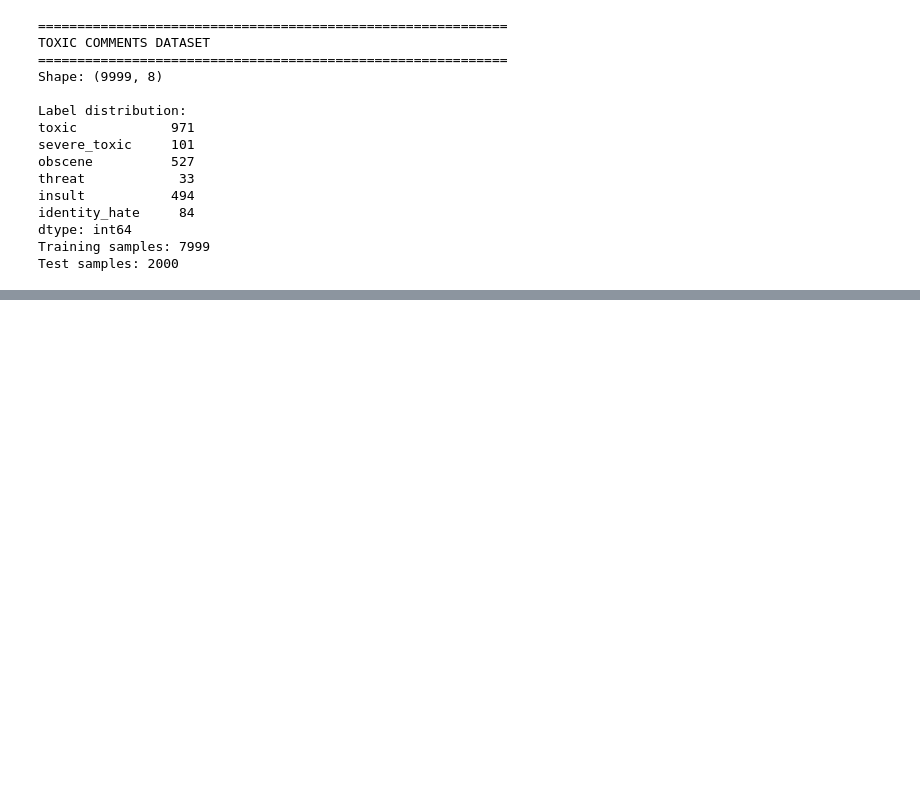
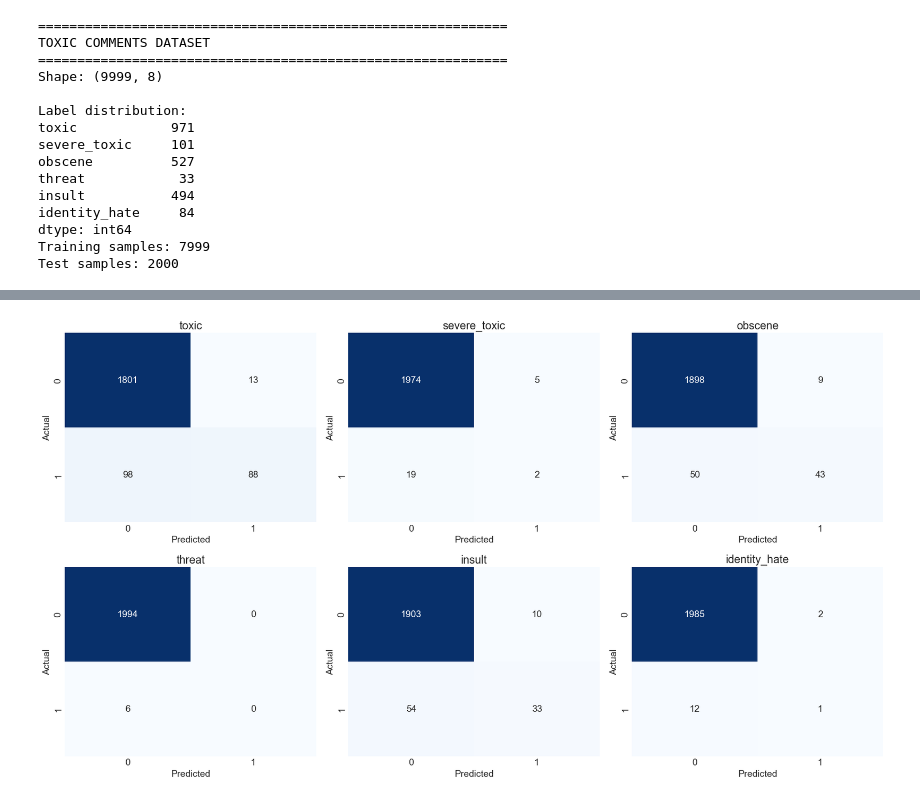
Before and after one commit to 79AceVo/Text-analytics, a Jupyter notebook: multilabel_classification.ipynb, the cells around one changed output, grey strips where cells are left out. Cells and saved outputs as stored; diff of their text form; code cells hidden in the pictures; blank space fills up the shorter version.

```diff
--- a/multilabel_classification.ipynb
+++ b/multilabel_classification.ipynb
@@ -786,3 +806,32 @@ identity_hate       0.33      0.08      0.12        13
     macro avg       0.51      0.25      0.33       406
  weighted avg       0.78      0.41      0.54       406
   samples avg       0.04      0.03      0.03       406
+# %%
+from sklearn.metrics import multilabel_confusion_matrix
+import matplotlib.pyplot as plt
+plt.rcParams.update({'font.size': 14})  # Increase global font size for elements inside the graph
+import seaborn as sns
+# Compute multilabel confusion matrix
+
+mlb_cm = multilabel_confusion_matrix(y_test_toxic, y_pred)
+
+# Plot confusion matrix for each label in a 3x2 grid
+fig, axes = plt.subplots(2, 3, figsize=(18, 10))  # 3 columns, 2 rows
+axes = axes.flatten()  # Make axes iterable linearly
+for i, (cm, label) in enumerate(zip(mlb_cm, label_columns)):
+    ax = axes[i]
+    sns.heatmap(cm, annot=True, fmt='d', cmap='Blues', cbar=False, ax=ax, )
+    ax.set_title(label)
+    ax.set_xlabel('Predicted')
+    ax.set_ylabel('Actual')
+    ax.set_xticklabels(['0', '1'])
+    ax.set_yticklabels(['0', '1'])
+
+# Turn off any unused subplots
+for j in range(len(label_columns), len(axes)):
+    fig.delaxes(axes[j])
+
+plt.tight_layout()
+plt.show()
+# %% [output]
+[figure, added]
```
Also changed, not shown: parts of 9 cells of this notebook.
